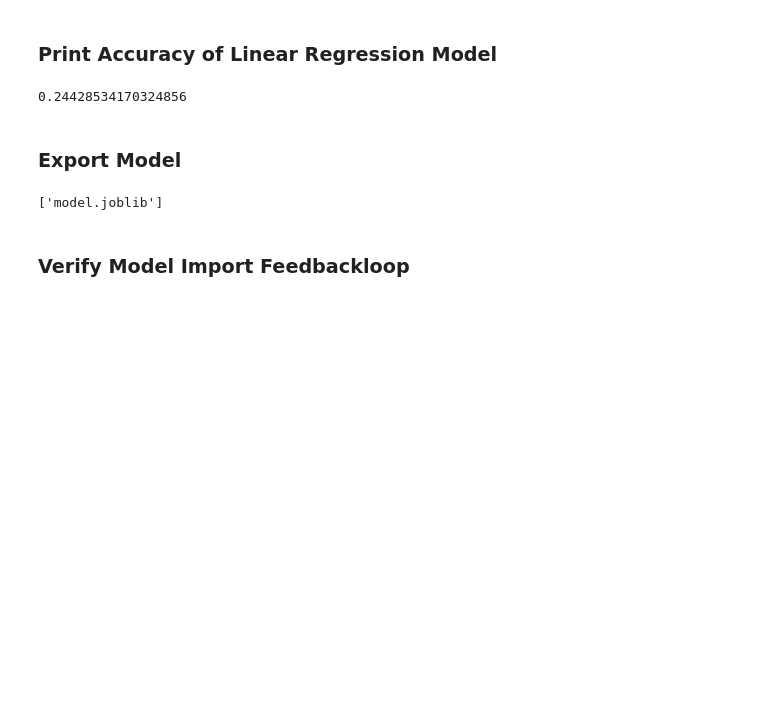
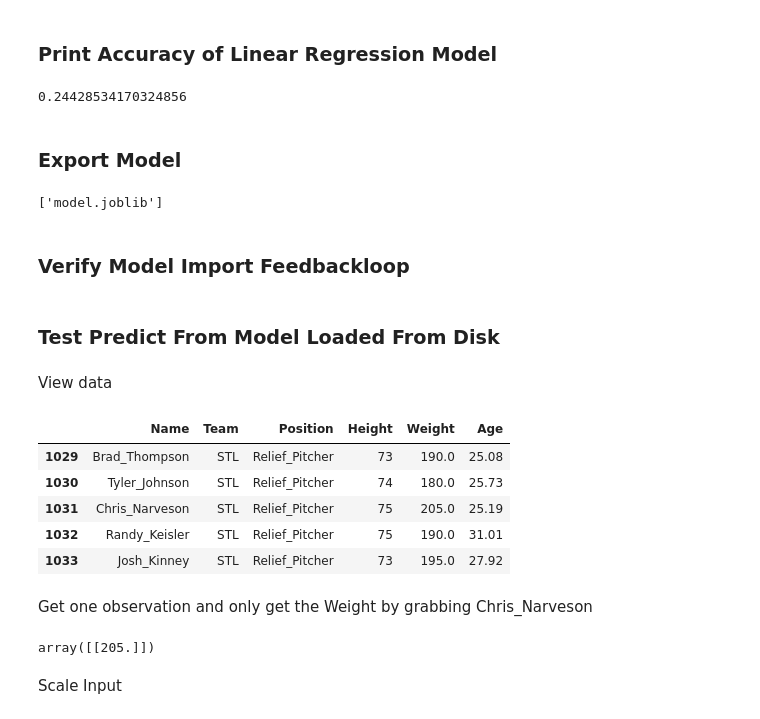
Before and after one commit to noahgift/Python-MLOps-Cookbook, a Jupyter notebook: Baseball_Predictions_Export_Model.ipynb, the cells around one changed output. Saved outputs shown, nothing was run; the diff lists cells and outputs as text; code cells hidden in the pictures; blank space fills up the shorter version.

```diff
--- a/Baseball_Predictions_Export_Model.ipynb
+++ b/Baseball_Predictions_Export_Model.ipynb
@@ -239,0 +258,23 @@ clf = joblib.load("model.joblib")
+# %% [markdown]
+### Test Predict From Model Loaded From Disk
+# %% [markdown]
+View data
+# %%
+df.tail()
+# %% [output]
+|  | Name | Team | Position | Height | Weight | Age |
+| 1029 | Brad_Thompson | STL | Relief_Pitcher | 73 | 190.0 | 25.08 |
+| 1030 | Tyler_Johnson | STL | Relief_Pitcher | 74 | 180.0 | 25.73 |
+| 1031 | Chris_Narveson | STL | Relief_Pitcher | 75 | 205.0 | 25.19 |
+| 1032 | Randy_Keisler | STL | Relief_Pitcher | 75 | 190.0 | 31.01 |
+| 1033 | Josh_Kinney | STL | Relief_Pitcher | 73 | 195.0 | 27.92 |
+# %% [markdown]
+Get one observation and only get the Weight by grabbing Chris_Narveson
+# %%
+pX = df.iloc[[1030]][["Weight"]].values #Feature(s)
+pX = pX.reshape(-1,1)
+pX
+# %% [output]
+array([[205.]])
+# %% [markdown]
+Scale Input
```
Also changed, not shown: parts of 11 cells of this notebook.
